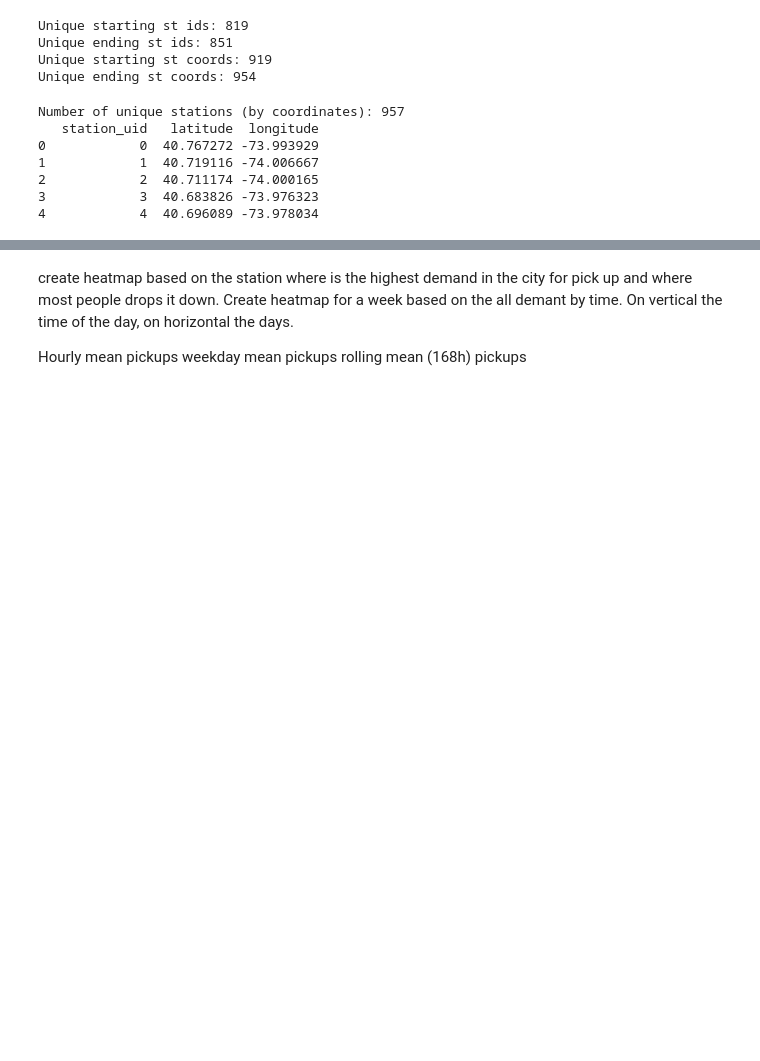
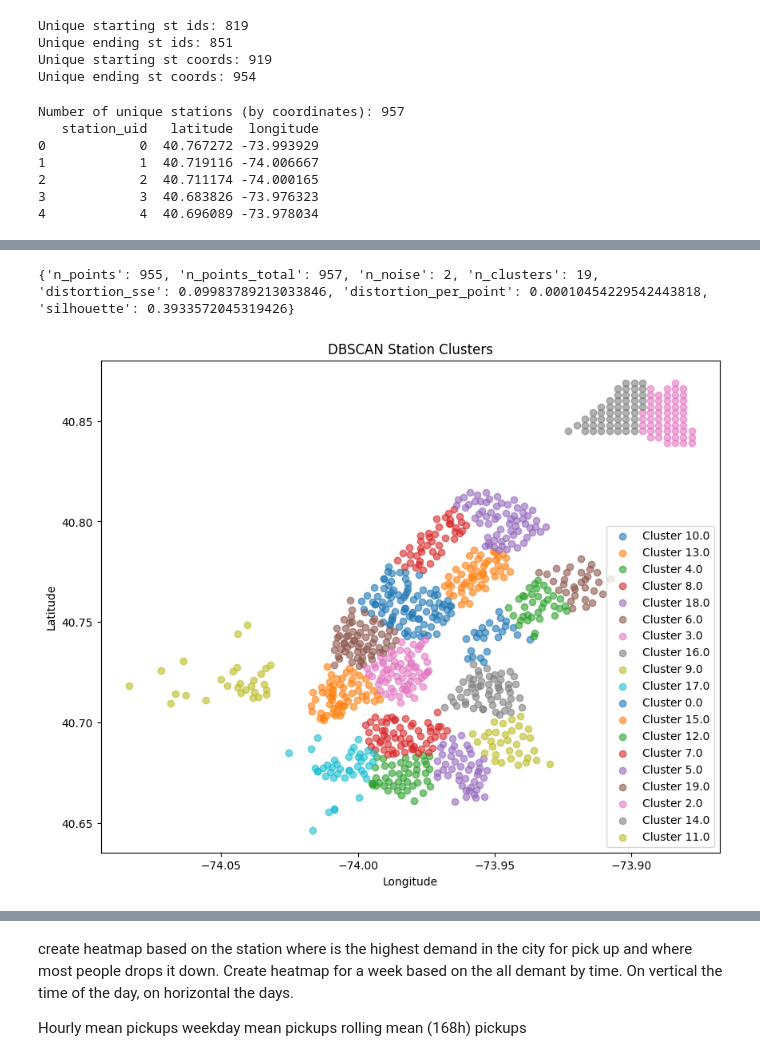
Before and after one commit to tarkanyitomi/BusinessAnal_Project, a Jupyter notebook: project_base.ipynb, the cells around one changed output, grey strips where cells are left out. Saved outputs shown, nothing was run; the diff lists cells and outputs as text; code cells hidden in the pictures; blank space fills up the shorter version.

Commit message:
cleaned up clustering

```diff
--- a/project_base.ipynb
+++ b/project_base.ipynb
@@ -15,10 +34,8 @@ PROXY_USAGE = False
 
 
 df_path = TRIPS_CSV_PROXY if PROXY_USAGE else TRIPS_CSV
-df_o = pd.read_csv(df_path)
-
-
-df = df_o.drop('Unnamed: 0', axis=1)
+df = pd.read_csv(df_path)
+df.drop('Unnamed: 0', axis=1, inplace=True)
 
 print(df.shape)
 df.head()
@@ -282 +217,13 @@ Clusters kept: 19
+# %%
+clustered_stations_dbscan = cluster_stations_dbscan(stations, eps=0.0037, min_samples=4, mark_noise=True)
+clustered_stations_kmeans = cluster_stations_kmeans(stations, K=20, min_samples=4, mark_noise=True)
+
+eval_stat, eval_db = evaluate_station_clustering(clustered_stations_dbscan, drop_noise=True)
+print(eval_stat)
+
+
+plot_clusters(eval_db, "DBSCAN Station Clusters")
+# %% [output]
+{'n_points': 955, 'n_points_total': 957, 'n_noise': 2, 'n_clusters': 19, 'distortion_sse': 0.09983789213033846, 'distortion_per_point': 0.00010454229542443818, 'silhouette': 0.3933572045319426}
+[figure, added]
 # %%
```
Also changed, not shown: parts of 23 cells of this notebook.
